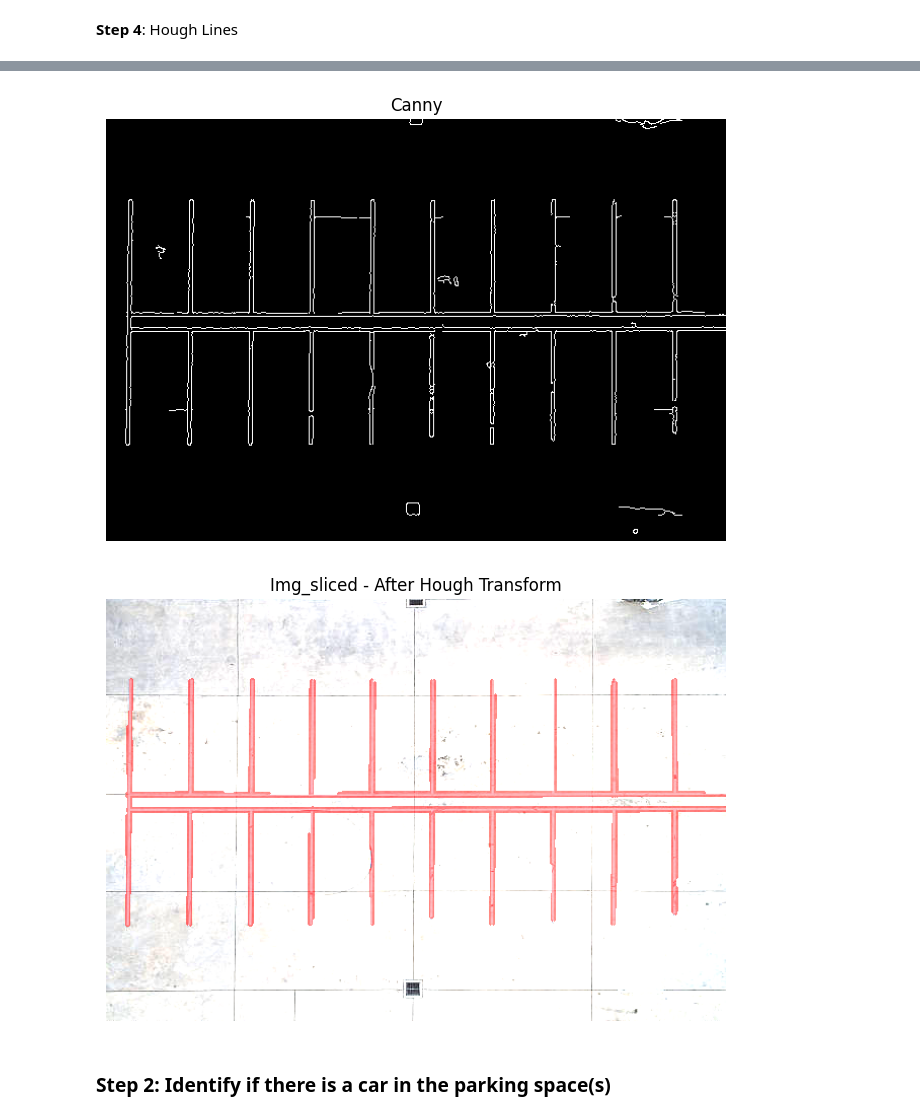
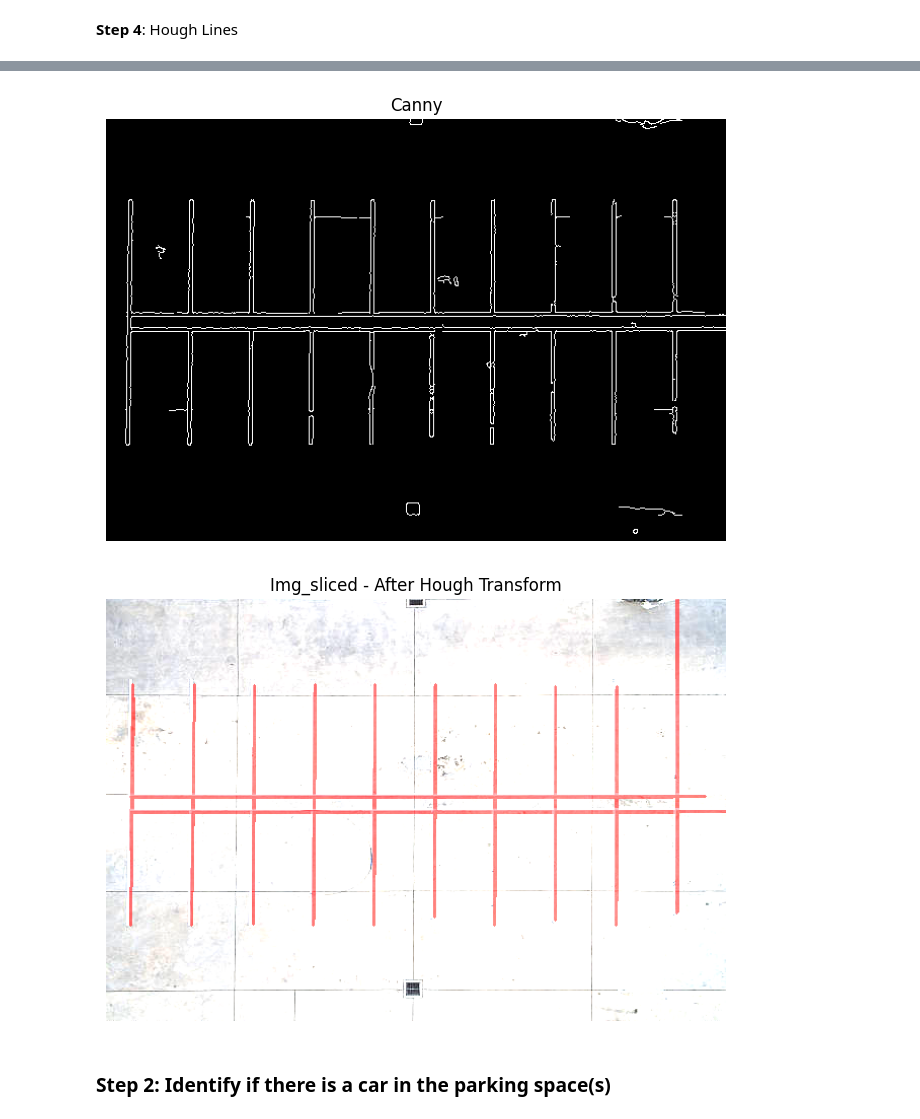
Before and after one commit to Kxushik/LotScan, a Jupyter notebook: lotscan.ipynb, the cells around one changed output, grey strips where cells are left out. Drawn from its saved outputs; the diff is of its cells as text; code cells hidden in the pictures.

Commit message:
More erode/dilate parameter testing

```diff
--- a/lotscan.ipynb
+++ b/lotscan.ipynb
@@ -38,36 +38,36 @@ plt.figure(figsize=(8, 8))
 plt.axis('off')
 plt.title('Canny')
 plt.imshow(img1_canny, cmap='gray')
 if save:
     plt.savefig('original1.png')
 plt.show()
 
 
 # Attempt to remove double lines with kernel and dilation and eroding
 kernel = np.ones((4,4),np.uint8)
-img1_canny = cv2.dilate(img1_canny, kernel, iterations=1)
-img1_canny = cv2.erode(img1_canny, kernel, iterations=1)
+img1_canny = cv2.dilate(img1_canny, kernel, iterations=2)
+img1_canny = cv2.erode(img1_canny, kernel, iterations=3)
 
 
-lines = cv2.HoughLinesP(image=img1_canny, rho=1, theta=np.pi/180, threshold=75, minLineLength=15, maxLineGap=7)
+lines = cv2.HoughLinesP(image=img1_canny, rho=1, theta=np.pi/180, threshold=75, minLineLength=15, maxLineGap=90)
 line_image = np.copy(img1)
 
 for line in lines:
     for x1, y1, x2, y2 in line:
         cv2.line(line_image, (x1, y1), (x2, y2), (255, 0 , 0), 2)
 
 lines_edges = cv2.addWeighted(img1, 0.8, line_image, 1, 0)
 
 plt.figure(figsize=(8, 8))
 plt.axis('off')
 plt.title('Img_sliced - After Hough Transform')
 plt.imshow(lines_edges, cmap='gray')
 if save:
     plt.savefig('original1.png')
 plt.show()
 # %% [output]
 [figure]
 [figure]
-[figure, old version]
+[figure, new version]
 # %% [markdown]
 ### Step 2: Identify if there is a car in the parking space(s)
```
